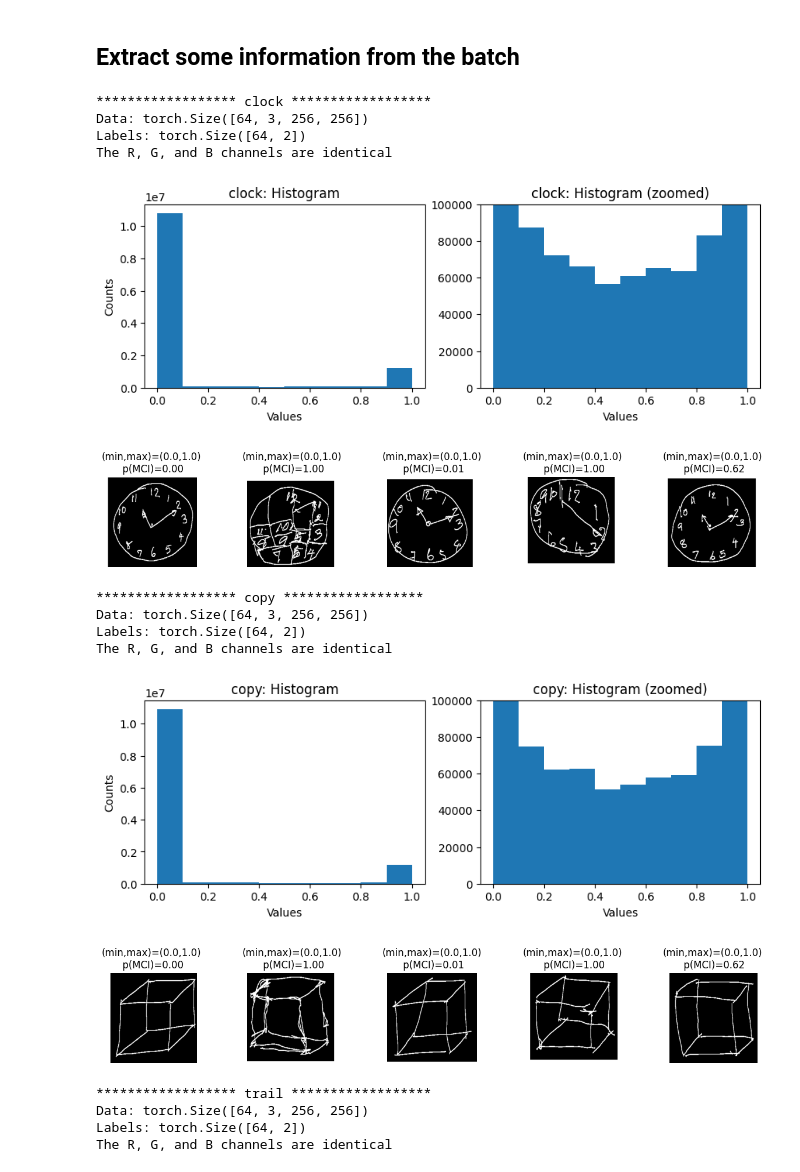
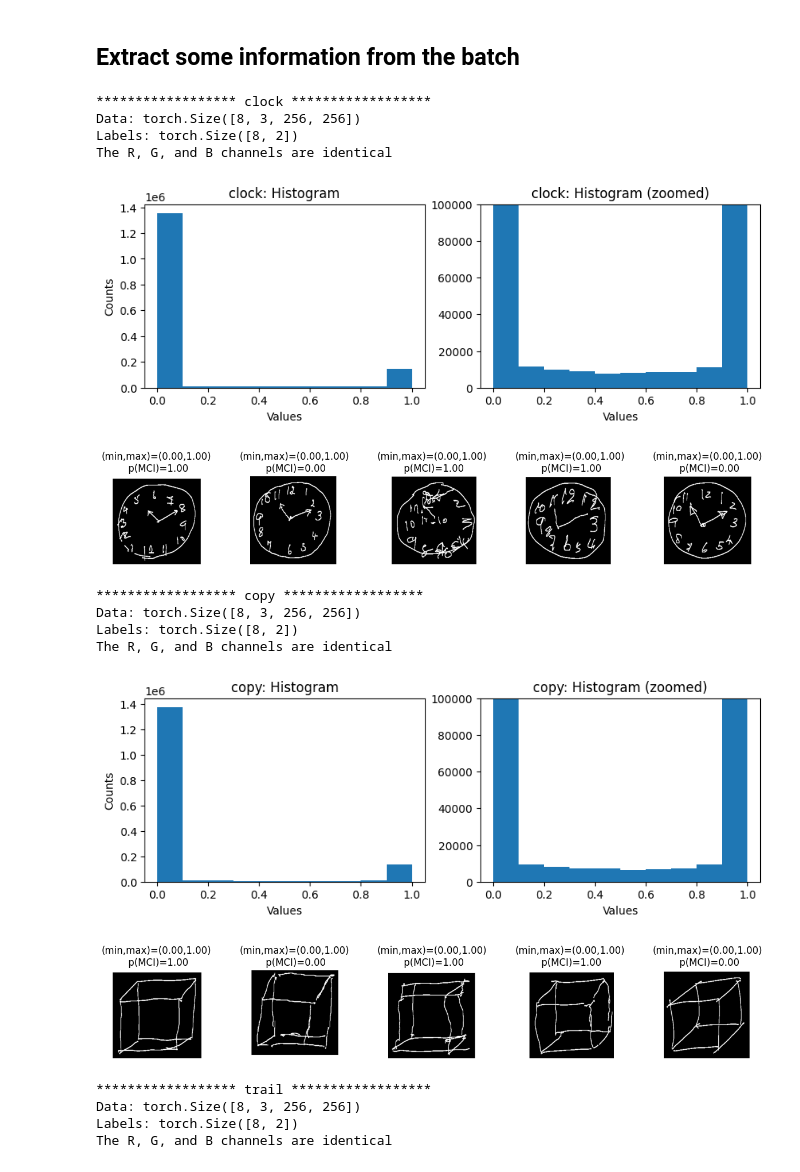
Before and after one commit to ichatnun/MCI-multiple-drawings, a Jupyter notebook: examples/example_dataloader.ipynb, the cells around one changed output. Cells and saved outputs as stored; diff of their text form; code cells hidden in the pictures.

```diff
--- a/examples/example_dataloader.ipynb
+++ b/examples/example_dataloader.ipynb
@@ -50,7 +76,7 @@ from utils.utils import testDataloader
 add_info = {'dataset_name': 'multiDrawingMCI',
             'idx2class_dict': {'0': 'control', '1': 'mci'},
             'healthy_threshold': 25, # MoCA score of >= 25-> healthy
-            'batch_size': 64}
+            'batch_size': 8}
 add_info['class_list'] = [add_info['idx2class_dict'][key] for key in add_info['idx2class_dict'].keys()]
 add_info['num_classes'] = len(add_info['idx2class_dict'].keys())
 
@@ -70,8 +96,12 @@ args = AttributeDict()
 args.val_fraction = 0.15
 args.test_fraction = 0.15
 args.random_seed = 28
-args.label_type = 'soft' # Available options: 'raw', 'hard', 'soft'
+args.label_type = 'hard' # Available options: 'raw', 'hard', 'soft'
 args.use_pretrained_weight = False
+args.freeze_backbone = False
+args.num_workers = 2
+args.model_name = 'vgg16'
+args.num_epochs = 100
 # %% [markdown]
 ## Check arguments
 # %%
@@ -120,7 +149,7 @@ for curr_task in add_info['task_list']:
 
     # Check the dimensions
     print(f"Data: {data_one_task.shape}")
-    print(f"Labels: {labels.shape}")
+    print(f"Labels: {curr_label_batch.shape}")
 
     # Check if the R, G, and B channels are identical
     is_rg_equal = torch.equal(data_one_task[:, 0, :, :], data_one_task[:, 1, :, :])
@@ -141,46 +170,46 @@ for curr_task in add_info['task_list']:
     plt.ylabel('Counts')
     plt.xlabel('Values')
     plt.title(f"{curr_task}: Histogram")
 
     plt.subplot(1, 2, 2)
     plt.hist(data_flatten)
     plt.ylim(0, 1e5)
     plt.xlabel('Values')
     plt.title(f"{curr_task}: Histogram (zoomed)")
 
     # Display the first five images of each task in the batch
     plt.figure(figsize=(num_display_imgs*3, 2))
     for idx_img in range(num_display_imgs):
 
         # Extract an image
         curr_img = data_one_task.numpy()[idx_img].transpose(1, 2, 0)
 
         # Plot the image
         plt.subplot(1, num_display_imgs, idx_img + 1)
         plt.imshow(curr_img)
         plt.axis('off')
 
         if args.label_type in ['hard', 'soft']:
-            plt.title(f"(min,max)=({np.min(curr_img)},{np.max(curr_img)})\n p(MCI)={labels[idx_img, 1]:0.2f}")
+            plt.title(f"(min,max)=({np.min(curr_img):0.2f},{np.max(curr_img):0.2f})\n p(MCI)={curr_label_batch[idx_img, 1]:0.2f}")
         elif args.label_type == 'raw':
-            plt.title(f"(min,max)=({np.min(curr_img)},{np.max(curr_img)})\n MoCA={labels[idx_img]}")
+            plt.title(f"(min,max)=({np.min(curr_img):0.2f},{np.max(curr_img):0.2f})\n MoCA={curr_label_batch[idx_img]}")
 
     plt.show()
     print("\n")
 # %% [output]
 ****************** clock ******************
-Data: torch.Size([64, 3, 256, 256])
-Labels: torch.Size([64, 2])
+Data: torch.Size([8, 3, 256, 256])
+Labels: torch.Size([8, 2])
 The R, G, and B channels are identical
-[figure, old version]
+[figure, new version]
-[figure, old version]
+[figure, new version]
 ****************** copy ******************
-Data: torch.Size([64, 3, 256, 256])
-Labels: torch.Size([64, 2])
+Data: torch.Size([8, 3, 256, 256])
+Labels: torch.Size([8, 2])
 The R, G, and B channels are identical
-[figure, old version]
+[figure, new version]
-[figure, old version]
+[figure, new version]
 ****************** trail ******************
-Data: torch.Size([64, 3, 256, 256])
-Labels: torch.Size([64, 2])
+Data: torch.Size([8, 3, 256, 256])
+Labels: torch.Size([8, 2])
 The R, G, and B channels are identical
```
Also changed, not shown: parts of 11 cells of this notebook.
